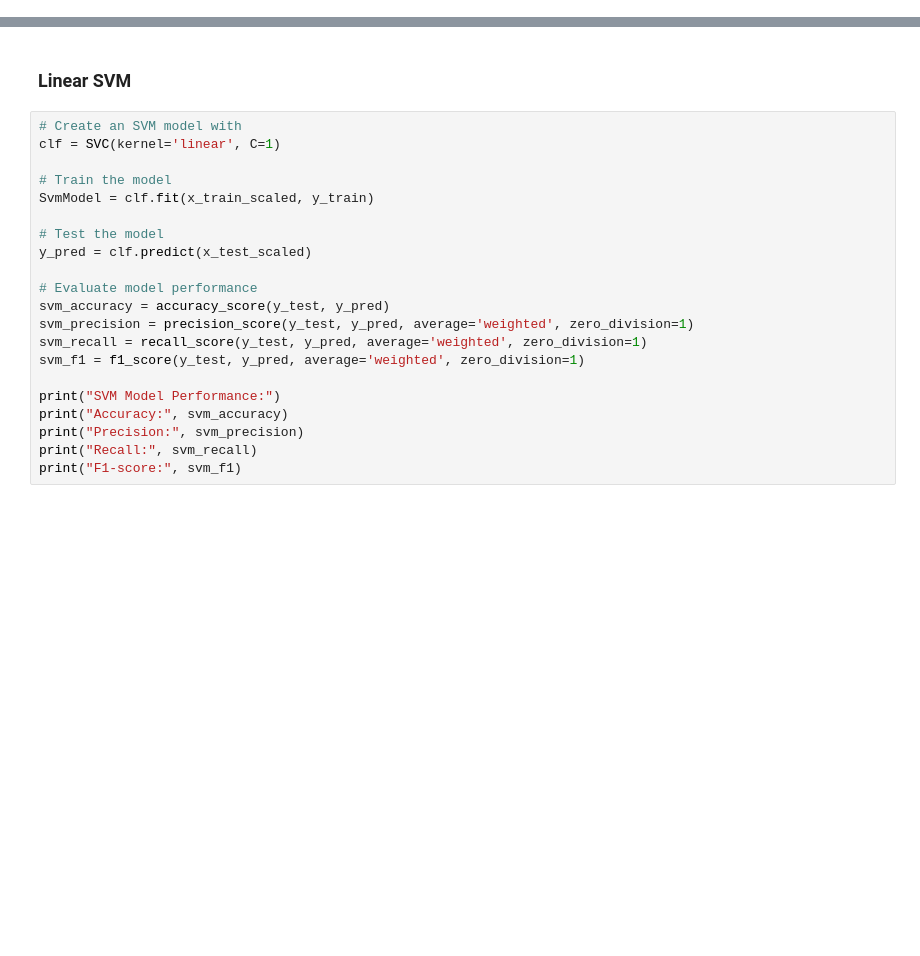
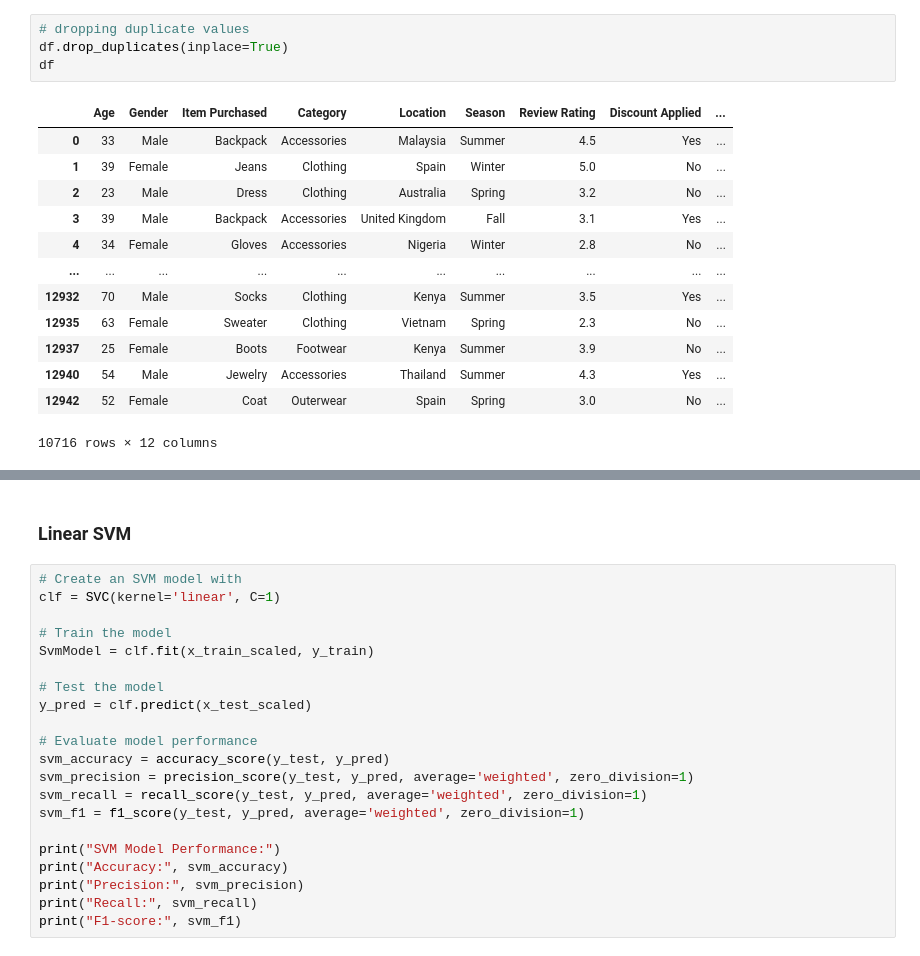
Before and after one commit to farahfuaad/Final-Year-Project-Prediction-of-Buying-Behavior-Patterns-using-ML, a Jupyter notebook: ml/intention_prediction.ipynb, the cells around one changed output, grey strips where cells are left out. Drawn from its saved outputs; the diff is of its cells as text; blank space fills up the shorter version.

```diff
--- a/ml/intention_prediction.ipynb
+++ b/ml/intention_prediction.ipynb
@@ -46,3 +57,21 @@ dtype: object
+# %%
+# dropping duplicate values
+df.drop_duplicates(inplace=True)
+df
+# %% [output]
+|  | Age | Gender | Item Purchased | Category | Location | Season | Review Rating | Discount Applied | ... |
+| 0 | 33 | Male | Backpack | Accessories | Malaysia | Summer | 4.5 | Yes | ... |
+| 1 | 39 | Female | Jeans | Clothing | Spain | Winter | 5.0 | No | ... |
+| 2 | 23 | Male | Dress | Clothing | Australia | Spring | 3.2 | No | ... |
+| 3 | 39 | Male | Backpack | Accessories | United Kingdom | Fall | 3.1 | Yes | ... |
+| 4 | 34 | Female | Gloves | Accessories | Nigeria | Winter | 2.8 | No | ... |
+| ... | ... | ... | ... | ... | ... | ... | ... | ... | ... |
+| 12932 | 70 | Male | Socks | Clothing | Kenya | Summer | 3.5 | Yes | ... |
+| 12935 | 63 | Female | Sweater | Clothing | Vietnam | Spring | 2.3 | No | ... |
+| 12937 | 25 | Female | Boots | Footwear | Kenya | Summer | 3.9 | No | ... |
+| 12940 | 54 | Male | Jewelry | Accessories | Thailand | Summer | 4.3 | Yes | ... |
+| 12942 | 52 | Female | Coat | Outerwear | Spain | Spring | 3.0 | No | ... |
+10716 rows × 12 columns
 # %%
 from sklearn.preprocessing import LabelEncoder
 
```
Also changed, not shown: parts of 17 cells of this notebook, 4 other files.
